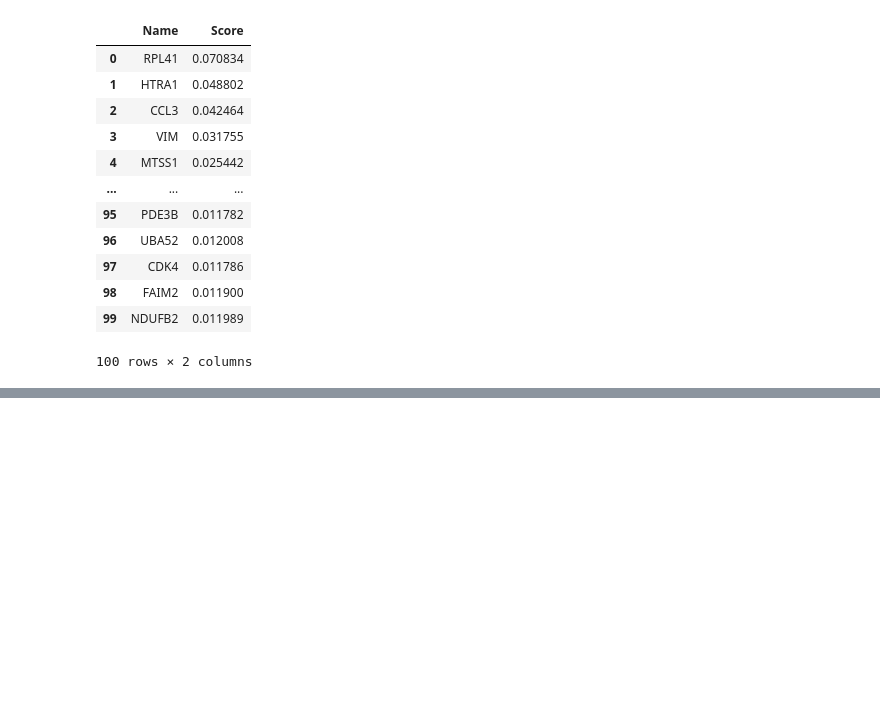
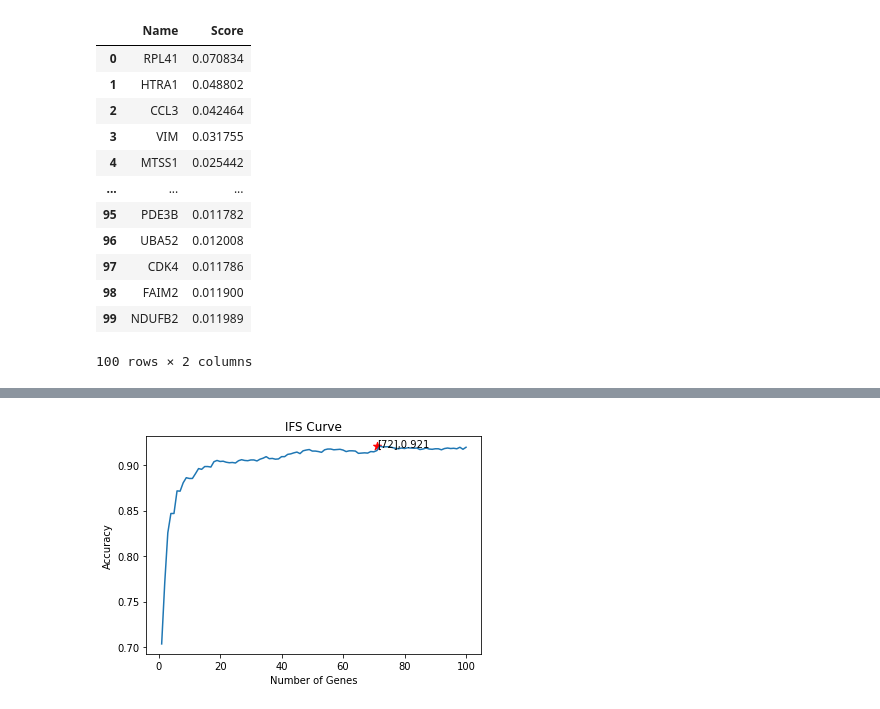
Before and after one commit to Dparanou/signle-cell-glioblastoma-analysis, a Jupyter notebook: pipeline.ipynb, the cells around one changed output, grey strips where cells are left out. Cells and saved outputs as stored; diff of their text form; code cells hidden in the pictures; blank space fills up the shorter version.

```diff
--- a/pipeline.ipynb
+++ b/pipeline.ipynb
@@ -260,0 +249,10 @@ math_cor_coef
+# %%
+plt.plot(num_genes, acc)
+plt.scatter(np.where(cor_acc["Accuracy"] == np.amax(cor_acc["Accuracy"]))[0], np.amax(cor_acc["Accuracy"]), s=70, marker='*', c='red')
+plt.annotate(str(np.where(cor_acc["Accuracy"] == np.amax(cor_acc["Accuracy"]))[0] + 1) + ',' + str(round(np.amax(cor_acc["Accuracy"]), 3)), (np.where(cor_acc["Accuracy"] == np.amax(cor_acc["Accuracy"]))[0], np.amax(cor_acc["Accuracy"])))
+plt.xlabel("Number of Genes")
+plt.ylabel("Accuracy")
+plt.title("IFS Curve")
+plt.show()
+# %% [output]
+[figure, added]
```
Also changed, not shown: parts of 15 cells of this notebook, 6 other files.
